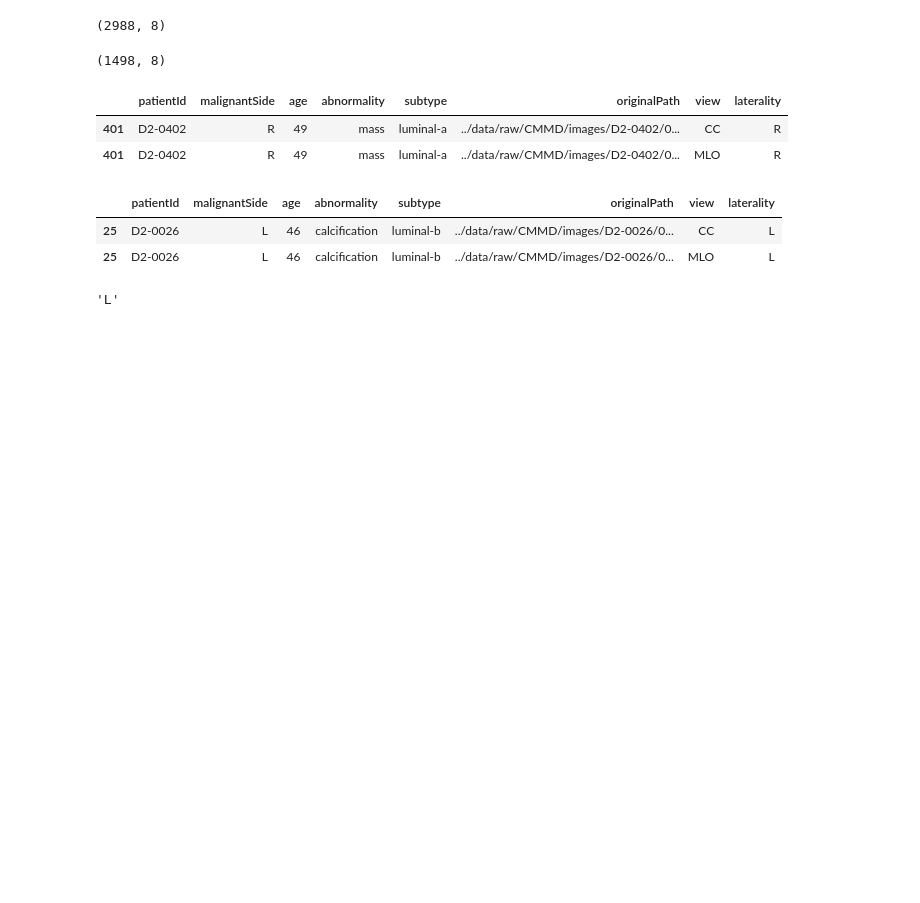
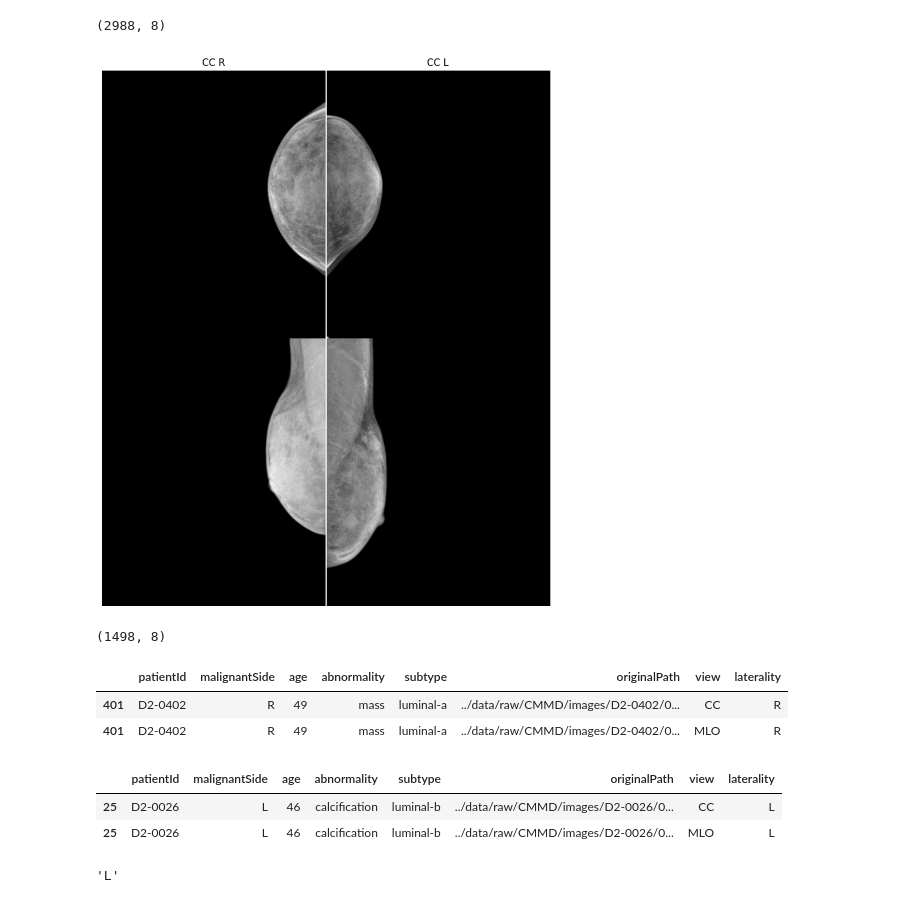
Before and after one commit to dacxjo/TFG, a Jupyter notebook: notebooks/[2]-Preprocessing.ipynb, the cells around one changed output. Saved outputs shown, nothing was run; the diff lists cells and outputs as text; code cells hidden in the pictures; blank space fills up the shorter version.

```diff
--- a/notebooks/[2]-Preprocessing.ipynb
+++ b/notebooks/[2]-Preprocessing.ipynb
@@ -134,6 +154,42 @@ cmmd['laterality'] = cmmd['laterality'].fillna(cmmd['malignantSide'])
 cmmd.shape
 # %% [output]
 (2988, 8)
+# %%
+import matplotlib.gridspec as gridspec
+
+img1 = pydicom.dcmread('../data/raw/CMMD/images/D2-0013/07-18-2010-NA-NA-03314/1.000000-NA-85960/1-1.dcm')
+img2 = pydicom.dcmread('../data/raw/CMMD/images/D2-0013/07-18-2010-NA-NA-03314/1.000000-NA-85960/1-2.dcm')
+img3 = pydicom.dcmread('../data/raw/CMMD/images/D2-0013/07-18-2010-NA-NA-03314/1.000000-NA-85960/1-3.dcm')
+img4 = pydicom.dcmread('../data/raw/CMMD/images/D2-0013/07-18-2010-NA-NA-03314/1.000000-NA-85960/1-4.dcm')
+
+fig = plt.figure(figsize=(10, 12))
+
+# create 2x2 grid
+
+gs = gridspec.GridSpec(2, 2, figure=fig, wspace=0, hspace=0)
+
+axs = [[fig.add_subplot(gs[0, 0]), fig.add_subplot(gs[0, 1])],
+         [fig.add_subplot(gs[1, 0]), fig.add_subplot(gs[1, 1])]]
+# plot images
+
+
+axs[0][0].imshow(img3.pixel_array, cmap='gray')
+axs[0][0].set_title('CC R')
+axs[0][0].axis('off')
+axs[0][1].imshow(img1.pixel_array, cmap='gray')
+axs[0][1].set_title('CC L')
+axs[0][1].axis('off')
+
+axs[1][0].imshow(img4.pixel_array, cmap='gray')
+axs[1][0].set_title('CC R')
+axs[1][0].axis('off')
+axs[1][1].imshow(img2.pixel_array, cmap='gray')
+axs[1][1].set_title('CC L')
+axs[1][1].axis('off')
+
+plt.show()
+# %% [output]
+[figure, added]
 # %%
 cmmd_filtered = cmmd[cmmd['laterality'] == cmmd['malignantSide']]
 cmmd_filtered.shape
```
Also changed, not shown: parts of 21 cells of this notebook, 5 other files.
